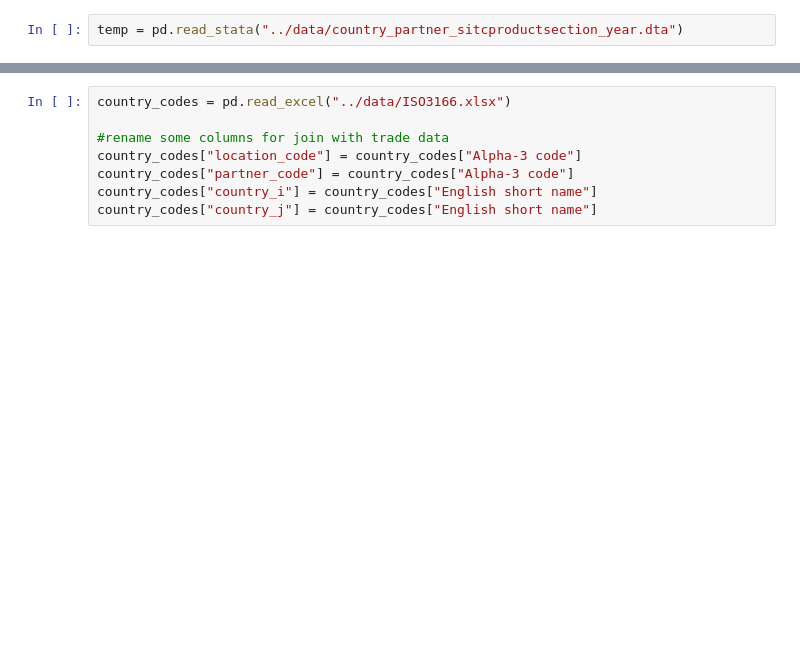
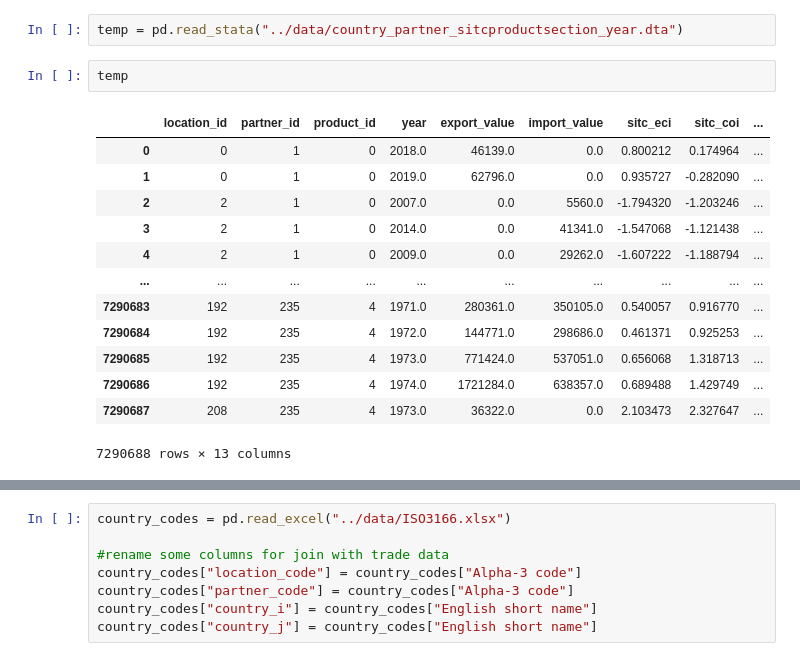
Before and after one commit to soschuetze/Trade-GNN-ChangePoint, a Jupyter notebook: notebooks/distance_metrics.ipynb, the cells around one changed output, grey strips where cells are left out. Drawn from its saved outputs; the diff is of its cells as text; blank space fills up the shorter version.

```diff
--- a/notebooks/distance_metrics.ipynb
+++ b/notebooks/distance_metrics.ipynb
@@ -17,3 +17,19 @@ from netrd.distance import DeltaCon
 ## Create Directed Trade Networks of Aggregated Import Value
 # %%
 temp = pd.read_stata("../data/country_partner_sitcproductsection_year.dta")
+# %%
+temp
+# %% [output]
+|  | location_id | partner_id | product_id | year | export_value | import_value | sitc_eci | sitc_coi | ... |
+| 0 | 0 | 1 | 0 | 2018.0 | 46139.0 | 0.0 | 0.800212 | 0.174964 | ... |
+| 1 | 0 | 1 | 0 | 2019.0 | 62796.0 | 0.0 | 0.935727 | -0.282090 | ... |
+| 2 | 2 | 1 | 0 | 2007.0 | 0.0 | 5560.0 | -1.794320 | -1.203246 | ... |
+| 3 | 2 | 1 | 0 | 2014.0 | 0.0 | 41341.0 | -1.547068 | -1.121438 | ... |
+| 4 | 2 | 1 | 0 | 2009.0 | 0.0 | 29262.0 | -1.607222 | -1.188794 | ... |
+| ... | ... | ... | ... | ... | ... | ... | ... | ... | ... |
+| 7290683 | 192 | 235 | 4 | 1971.0 | 280361.0 | 350105.0 | 0.540057 | 0.916770 | ... |
+| 7290684 | 192 | 235 | 4 | 1972.0 | 144771.0 | 298686.0 | 0.461371 | 0.925253 | ... |
+| 7290685 | 192 | 235 | 4 | 1973.0 | 771424.0 | 537051.0 | 0.656068 | 1.318713 | ... |
+| 7290686 | 192 | 235 | 4 | 1974.0 | 1721284.0 | 638357.0 | 0.689488 | 1.429749 | ... |
+| 7290687 | 208 | 235 | 4 | 1973.0 | 36322.0 | 0.0 | 2.103473 | 2.327647 | ... |
+7290688 rows × 13 columns
```
Also changed, not shown: parts of 6 cells of this notebook, 41 other files.
